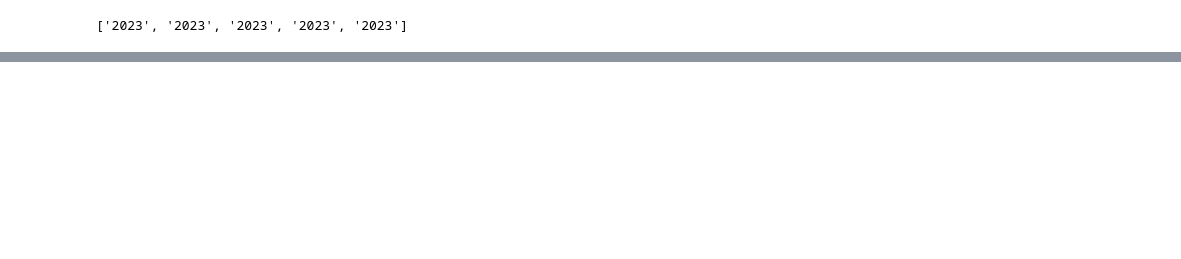
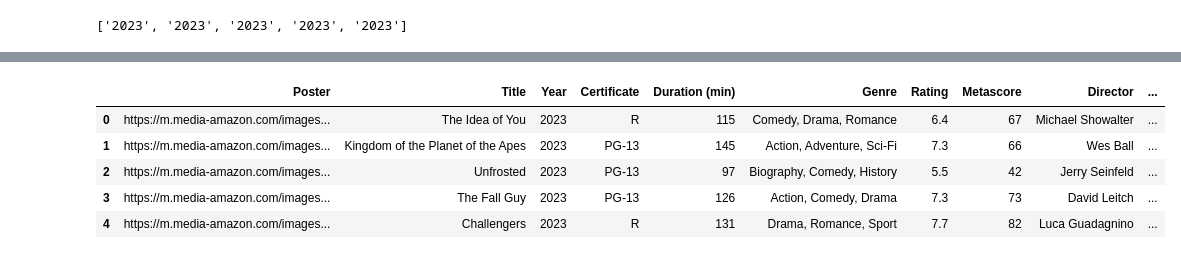
Before and after one commit to ackermanjayjay/ETL-analyst-movie-imdb, a Jupyter notebook: dags/analyst_data.ipynb, the cells around one changed output, grey strips where cells are left out. Cells and saved outputs as stored; diff of their text form; code cells hidden in the pictures; blank space fills up the shorter version.

```diff
--- a/dags/analyst_data.ipynb
+++ b/dags/analyst_data.ipynb
@@ -140 +145,10 @@ df["Rating"].to_list()
  ...]
+# %%
+df.head()
+# %% [output]
+|  | Poster | Title | Year | Certificate | Duration (min) | Genre | Rating | Metascore | Director | ... |
+| 0 | https://m.media-amazon.com/images... | The Idea of You | 2023 | R | 115 | Comedy, Drama, Romance | 6.4 | 67 | Michael Showalter | ... |
+| 1 | https://m.media-amazon.com/images... | Kingdom of the Planet of the Apes | 2023 | PG-13 | 145 | Action, Adventure, Sci-Fi | 7.3 | 66 | Wes Ball | ... |
+| 2 | https://m.media-amazon.com/images... | Unfrosted | 2023 | PG-13 | 97 | Biography, Comedy, History | 5.5 | 42 | Jerry Seinfeld | ... |
+| 3 | https://m.media-amazon.com/images... | The Fall Guy | 2023 | PG-13 | 126 | Action, Comedy, Drama | 7.3 | 73 | David Leitch | ... |
+| 4 | https://m.media-amazon.com/images... | Challengers | 2023 | R | 131 | Drama, Romance, Sport | 7.7 | 82 | Luca Guadagnino | ... |
```
Also changed, not shown: parts of 13 cells of this notebook, 8 other files.
